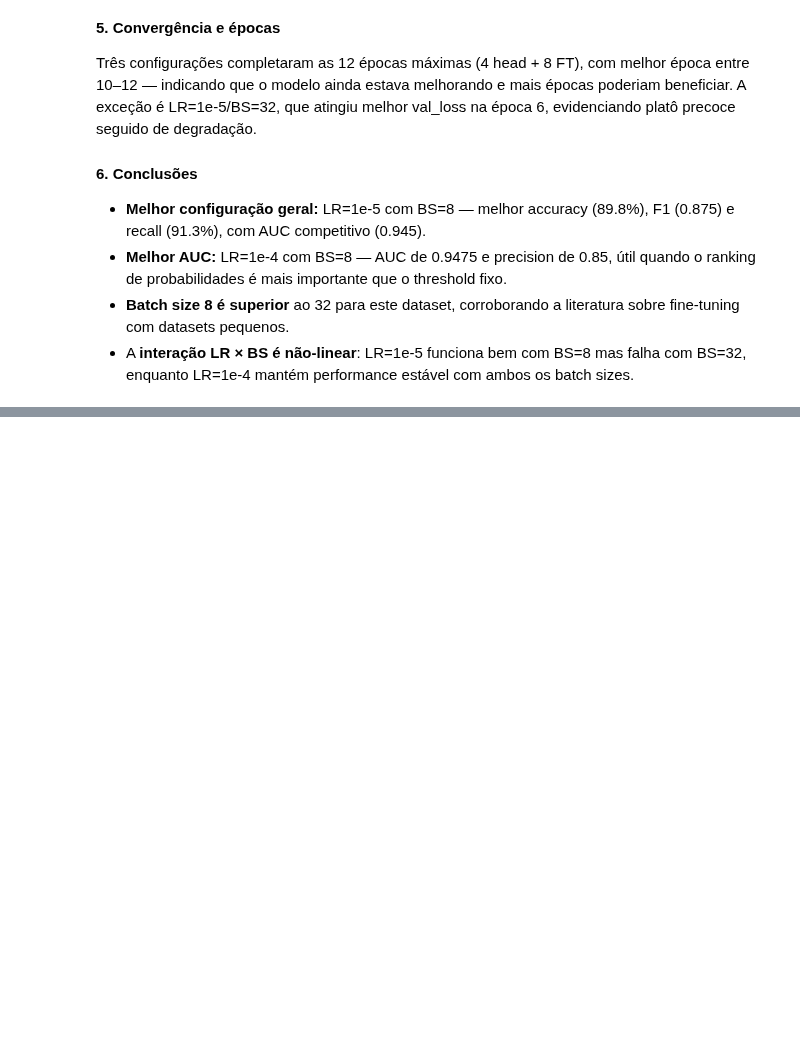
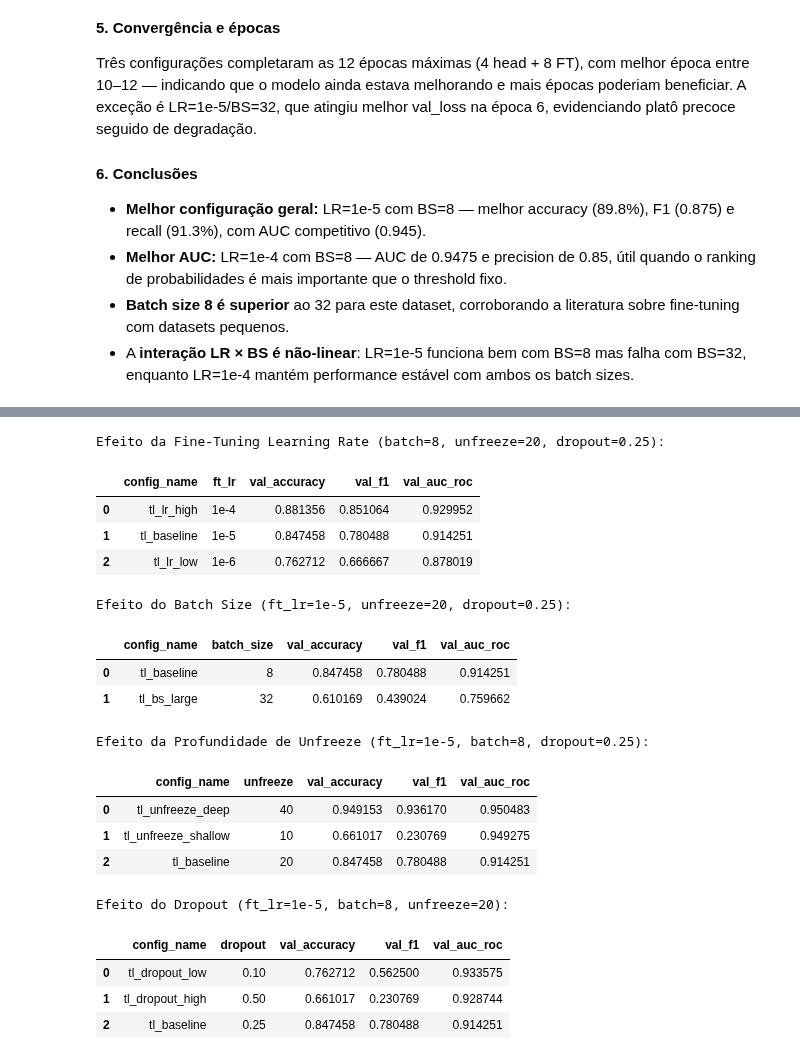
Before and after one commit to pedroauler12/SpectraAI, a Jupyter notebook: artefatos/a08_transfer_learning/a08_transfer_learning.ipynb, the cells around one changed output, grey strips where cells are left out. Cells and saved outputs as stored; diff of their text form; code cells hidden in the pictures; blank space fills up the shorter version.

```diff
--- a/artefatos/a08_transfer_learning/a08_transfer_learning.ipynb
+++ b/artefatos/a08_transfer_learning/a08_transfer_learning.ipynb
@@ -1335,0 +1536,55 @@ Três configurações completaram as 12 épocas máximas (4 head + 8 FT), com me
+# %%
+# ---------------------------------------------------------------------------
+# Efeito marginal de cada hiperparâmetro
+# ---------------------------------------------------------------------------
+# Mapear cada config para seus hiperparâmetros
+hp_map = {
+    "tl_baseline":         {"ft_lr": "1e-5", "batch_size": 8,  "unfreeze": 20, "dropout": 0.25},
+    "tl_lr_high":          {"ft_lr": "1e-4", "batch_size": 8,  "unfreeze": 20, "dropout": 0.25},
+    "tl_lr_low":           {"ft_lr": "1e-6", "batch_size": 8,  "unfreeze": 20, "dropout": 0.25},
+    "tl_bs_large":         {"ft_lr": "1e-5", "batch_size": 32, "unfreeze": 20, "dropout": 0.25},
+    "tl_unfreeze_deep":    {"ft_lr": "1e-5", "batch_size": 8,  "unfreeze": 40, "dropout": 0.25},
+    "tl_unfreeze_shallow": {"ft_lr": "1e-5", "batch_size": 8,  "unfreeze": 10, "dropout": 0.25},
+    "tl_dropout_high":     {"ft_lr": "1e-5", "batch_size": 8,  "unfreeze": 20, "dropout": 0.50},
+    "tl_dropout_low":      {"ft_lr": "1e-5", "batch_size": 8,  "unfreeze": 20, "dropout": 0.10},
+}
+
+hp_df = tl_latest.copy()
+for col in ["ft_lr", "batch_size", "unfreeze", "dropout"]:
+    hp_df[col] = hp_df["config_name"].map(lambda c, col=col: hp_map.get(c, {}).get(col))
+
+print("Efeito da Fine-Tuning Learning Rate (batch=8, unfreeze=20, dropout=0.25):")
+lr_group = hp_df[hp_df["config_name"].isin(["tl_baseline", "tl_lr_high", "tl_lr_low"])]
+display(lr_group[["config_name", "ft_lr", "val_accuracy", "val_f1", "val_auc_roc"]].reset_index(drop=True))
+
+print("\nEfeito do Batch Size (ft_lr=1e-5, unfreeze=20, dropout=0.25):")
+bs_group = hp_df[hp_df["config_name"].isin(["tl_baseline", "tl_bs_large"])]
+display(bs_group[["config_name", "batch_size", "val_accuracy", "val_f1", "val_auc_roc"]].reset_index(drop=True))
+
+print("\nEfeito da Profundidade de Unfreeze (ft_lr=1e-5, batch=8, dropout=0.25):")
+uf_group = hp_df[hp_df["config_name"].isin(["tl_baseline", "tl_unfreeze_deep", "tl_unfreeze_shallow"])]
+display(uf_group[["config_name", "unfreeze", "val_accuracy", "val_f1", "val_auc_roc"]].reset_index(drop=True))
+
+print("\nEfeito do Dropout (ft_lr=1e-5, batch=8, unfreeze=20):")
+do_group = hp_df[hp_df["config_name"].isin(["tl_baseline", "tl_dropout_high", "tl_dropout_low"])]
+display(do_group[["config_name", "dropout", "val_accuracy", "val_f1", "val_auc_roc"]].reset_index(drop=True))
+# %% [output]
+Efeito da Fine-Tuning Learning Rate (batch=8, unfreeze=20, dropout=0.25):
+|  | config_name | ft_lr | val_accuracy | val_f1 | val_auc_roc |
+| 0 | tl_lr_high | 1e-4 | 0.881356 | 0.851064 | 0.929952 |
+| 1 | tl_baseline | 1e-5 | 0.847458 | 0.780488 | 0.914251 |
+| 2 | tl_lr_low | 1e-6 | 0.762712 | 0.666667 | 0.878019 |
+Efeito do Batch Size (ft_lr=1e-5, unfreeze=20, dropout=0.25):
+|  | config_name | batch_size | val_accuracy | val_f1 | val_auc_roc |
+| 0 | tl_baseline | 8 | 0.847458 | 0.780488 | 0.914251 |
+| 1 | tl_bs_large | 32 | 0.610169 | 0.439024 | 0.759662 |
+Efeito da Profundidade de Unfreeze (ft_lr=1e-5, batch=8, dropout=0.25):
+|  | config_name | unfreeze | val_accuracy | val_f1 | val_auc_roc |
+| 0 | tl_unfreeze_deep | 40 | 0.949153 | 0.936170 | 0.950483 |
+| 1 | tl_unfreeze_shallow | 10 | 0.661017 | 0.230769 | 0.949275 |
+| 2 | tl_baseline | 20 | 0.847458 | 0.780488 | 0.914251 |
+Efeito do Dropout (ft_lr=1e-5, batch=8, unfreeze=20):
+|  | config_name | dropout | val_accuracy | val_f1 | val_auc_roc |
+| 0 | tl_dropout_low | 0.10 | 0.762712 | 0.562500 | 0.933575 |
+| 1 | tl_dropout_high | 0.50 | 0.661017 | 0.230769 | 0.928744 |
+| 2 | tl_baseline | 0.25 | 0.847458 | 0.780488 | 0.914251 |
```
Also changed, not shown: parts of 23 cells of this notebook, 18 other files.
